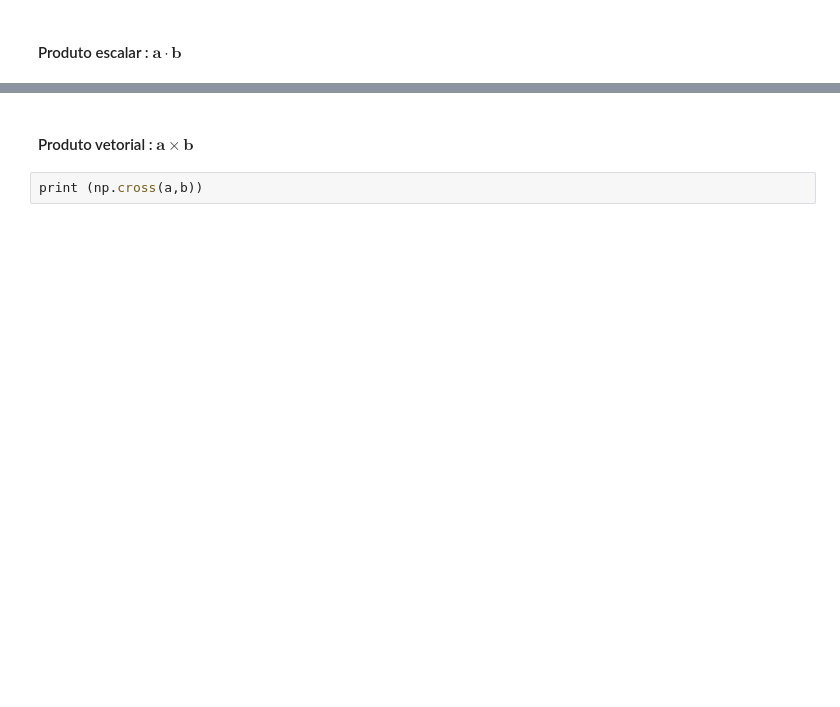
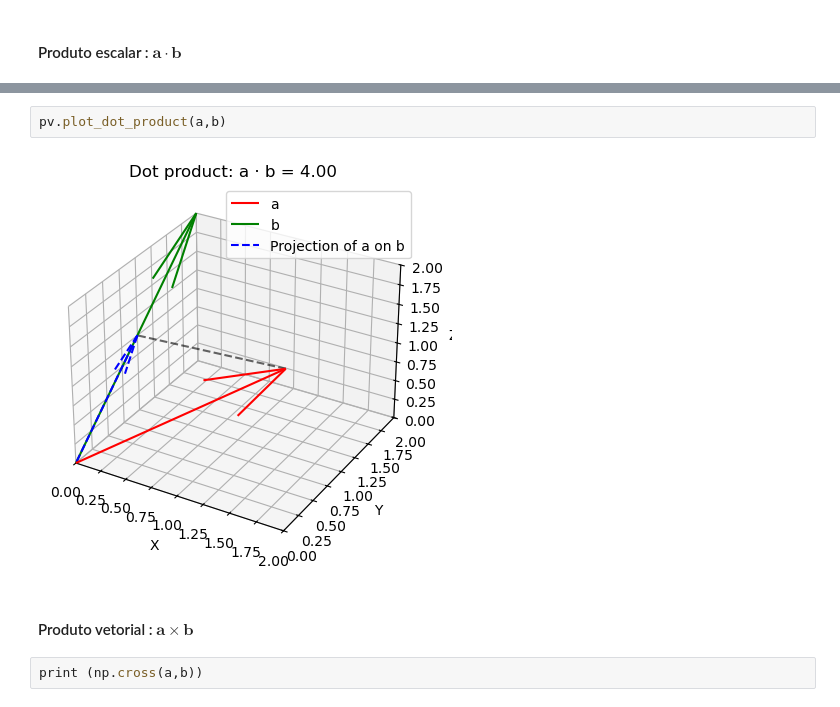
Before and after one commit to andrelreis/geofisica1, a Jupyter notebook: code/0. analise_vetorial/analise_vetorial.ipynb, the cells around one changed output, grey strips where cells are left out. Saved outputs shown, nothing was run; the diff lists cells and outputs as text; blank space fills up the shorter version.

```diff
--- a/code/0. analise_vetorial/analise_vetorial.ipynb
+++ b/code/0. analise_vetorial/analise_vetorial.ipynb
@@ -43,3 +50,7 @@ print (np.dot(a,b))
+# %%
+pv.plot_dot_product(a,b)
+# %% [output]
+[figure, added]
 # %% [markdown]
 #### Produto vetorial : $\mathbf{a} \times \mathbf{b}$
 # %%
```
Also changed, not shown: parts of 21 cells of this notebook, 1 other file.
